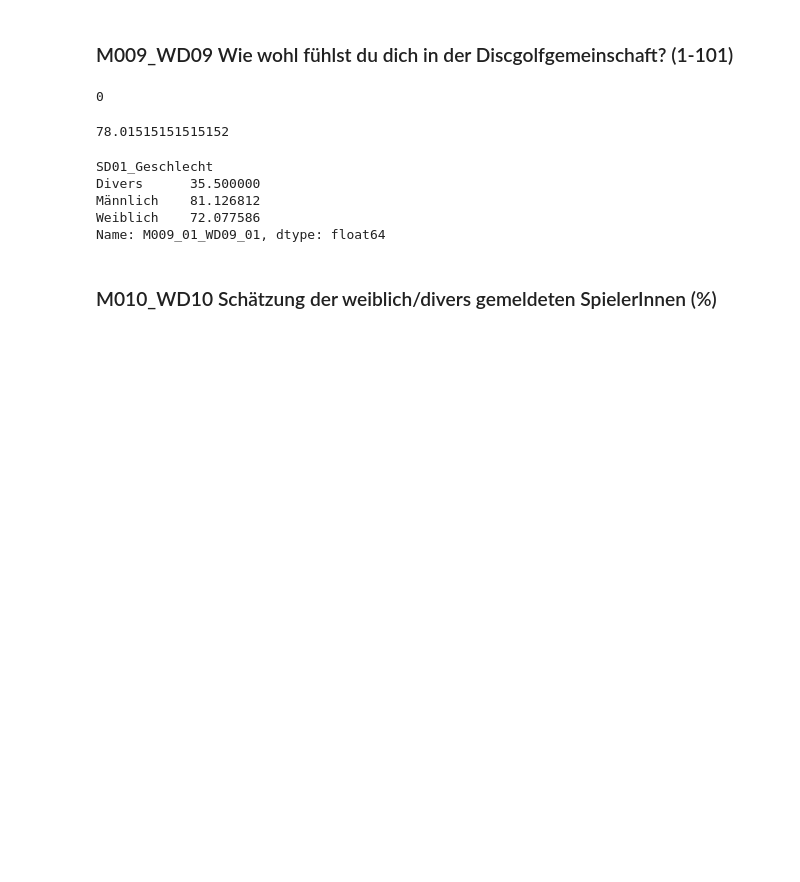
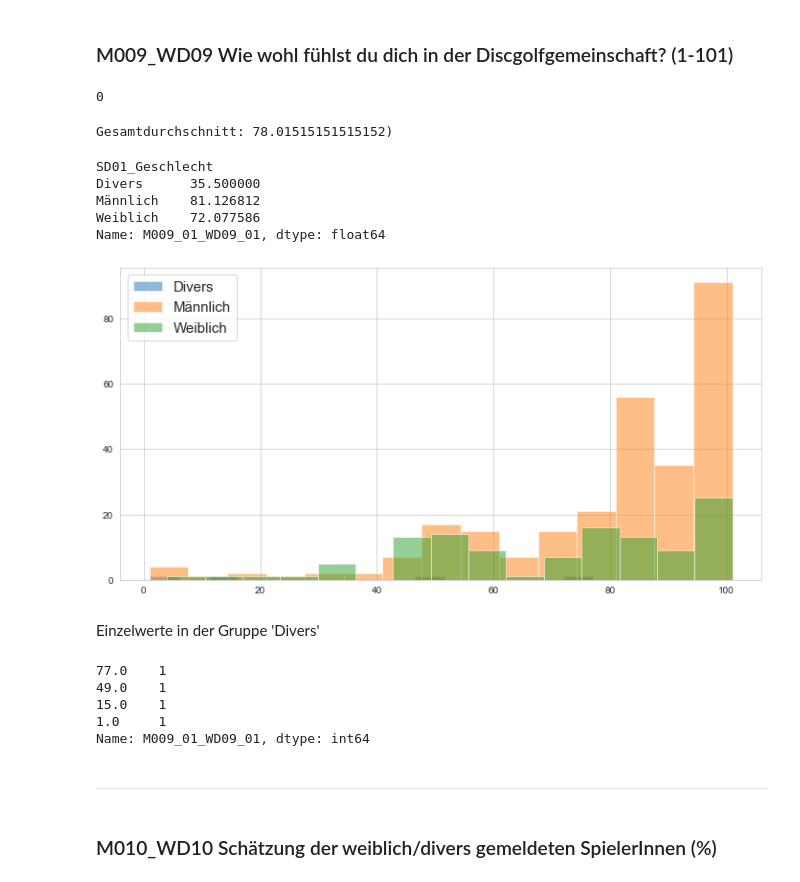
Before and after one commit to Lee-Za/discgolf_survey_results, a Jupyter notebook: umfrage_ALL_CODE.ipynb, the cells around one changed output. Saved outputs shown, nothing was run; the diff lists cells and outputs as text; code cells hidden in the pictures; blank space fills up the shorter version.

```diff
--- a/umfrage_ALL_CODE.ipynb
+++ b/umfrage_ALL_CODE.ipynb
@@ -774,8 +809,9 @@ golf_M001_pct
 ### M007_WD07 Wie bist du auf Discgolf aufmerksam geworden?
 # %%
 # Umbenennen der Variablen
-golf = golf.rename(columns={'M007_01_WD07_01': 'Freunde/Familie',
-    'M007x_02_WD07_02': 'M007x_PartnerIn',
+golf = golf.rename(columns={
+    'M007_01_WD07_01': 'M007x_Freunde/Familie',
+    'M007_02_WD07_02':'M007x_PartnerIn',
     'M007_03_WD07_03': 'M007x_Discgolf-Event',
     'M007_04_WD07_04': 'M007x_Beobachtung',
     'M007_05_WD07_05': 'M007x_Lokalpresse',
@@ -967,9 +1007,9 @@ golf.M009_01_WD09_01.isna().sum()
 0
 # %%
 # Durchschnittliches Wohlbefinden 1 - 101
-golf.M009_01_WD09_01.mean()
+print(f'Gesamtdurchschnitt: {golf.M009_01_WD09_01.mean()})')
 # %% [output]
-78.01515151515152
+Gesamtdurchschnitt: 78.01515151515152)
 # %%
 # Durchschnittliches Wohlbefinden nach Geschlechtern 1 - 101
 golf.groupby('SD01_Geschlecht')['M009_01_WD09_01'].mean()
@@ -979,6 +1019,29 @@ Divers      35.500000
 Männlich    81.126812
 Weiblich    72.077586
 Name: M009_01_WD09_01, dtype: float64
+# %%
+groups = golf.groupby('SD01_Geschlecht')
+fig = plt.figure(figsize=(12, 6))
+
+for name, group in groups:
+    plt.hist(group['M009_01_WD09_01'], bins=15, alpha=0.5, label=name, edgecolor='white')
+    plt.legend(fontsize=15)
+# %% [output]
+[figure, added]
+# %% [markdown]
+Einzelwerte in der Gruppe 'Divers'
+# %%
+value_counts_by_sex = golf.groupby('SD01_Geschlecht')['M009_01_WD09_01'].value_counts()
+value_counts_divers =  golf.loc[golf['SD01_Geschlecht'] == 'Divers', 'M009_01_WD09_01'].value_counts()
+value_counts_divers
+# %% [output]
+77.0    1
+49.0    1
+15.0    1
+1.0     1
+Name: M009_01_WD09_01, dtype: int64
+# %% [markdown]
+-----------------------------------------------------------------------------------------------
 # %% [markdown]
 ### M010_WD10 Schätzung der weiblich/divers gemeldeten SpielerInnen (%)
 # %%
```
Also changed, not shown: parts of 48 cells of this notebook.
